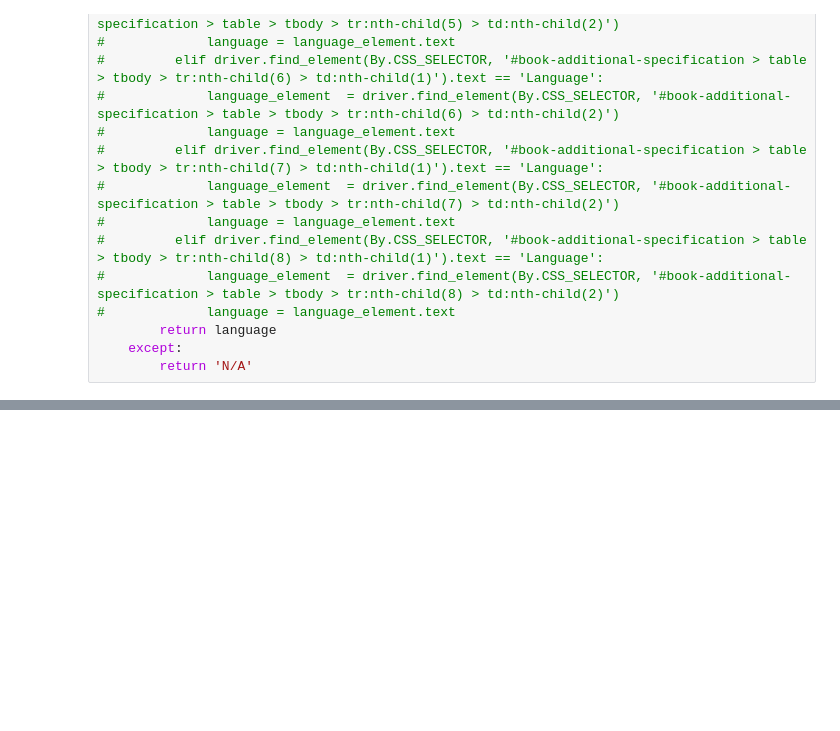
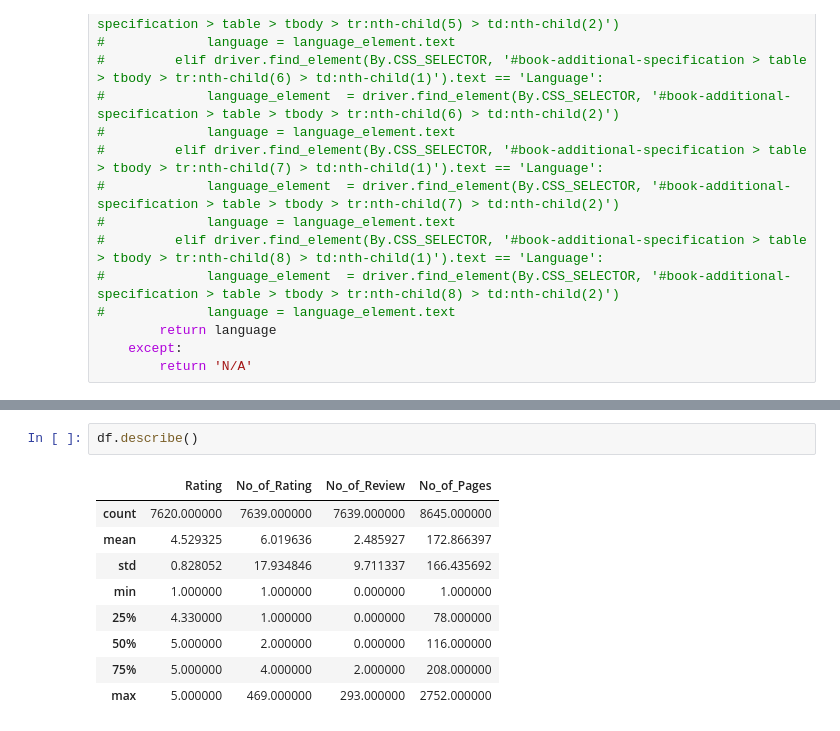
Before and after one commit to AhteshamUddowla/Web_Scraping, a Jupyter notebook: rokomari.com Scraping/rokomari.com scraping.ipynb, the cells around one changed output, grey strips where cells are left out. Cells and saved outputs as stored; diff of their text form; blank space fills up the shorter version.

```diff
--- a/rokomari.com Scraping/rokomari.com scraping.ipynb
+++ b/rokomari.com Scraping/rokomari.com scraping.ipynb
@@ -685,0 +681,12 @@ df['Authors'].value_counts()[:30]
+# %%
+df.describe()
+# %% [output]
+|  | Rating | No_of_Rating | No_of_Review | No_of_Pages |
+| count | 7620.000000 | 7639.000000 | 7639.000000 | 8645.000000 |
+| mean | 4.529325 | 6.019636 | 2.485927 | 172.866397 |
+| std | 0.828052 | 17.934846 | 9.711337 | 166.435692 |
+| min | 1.000000 | 1.000000 | 0.000000 | 1.000000 |
+| 25% | 4.330000 | 1.000000 | 0.000000 | 78.000000 |
+| 50% | 5.000000 | 2.000000 | 0.000000 | 116.000000 |
+| 75% | 5.000000 | 4.000000 | 2.000000 | 208.000000 |
+| max | 5.000000 | 469.000000 | 293.000000 | 2752.000000 |
```
Also changed, not shown: parts of 23 cells of this notebook, 1 other file.
